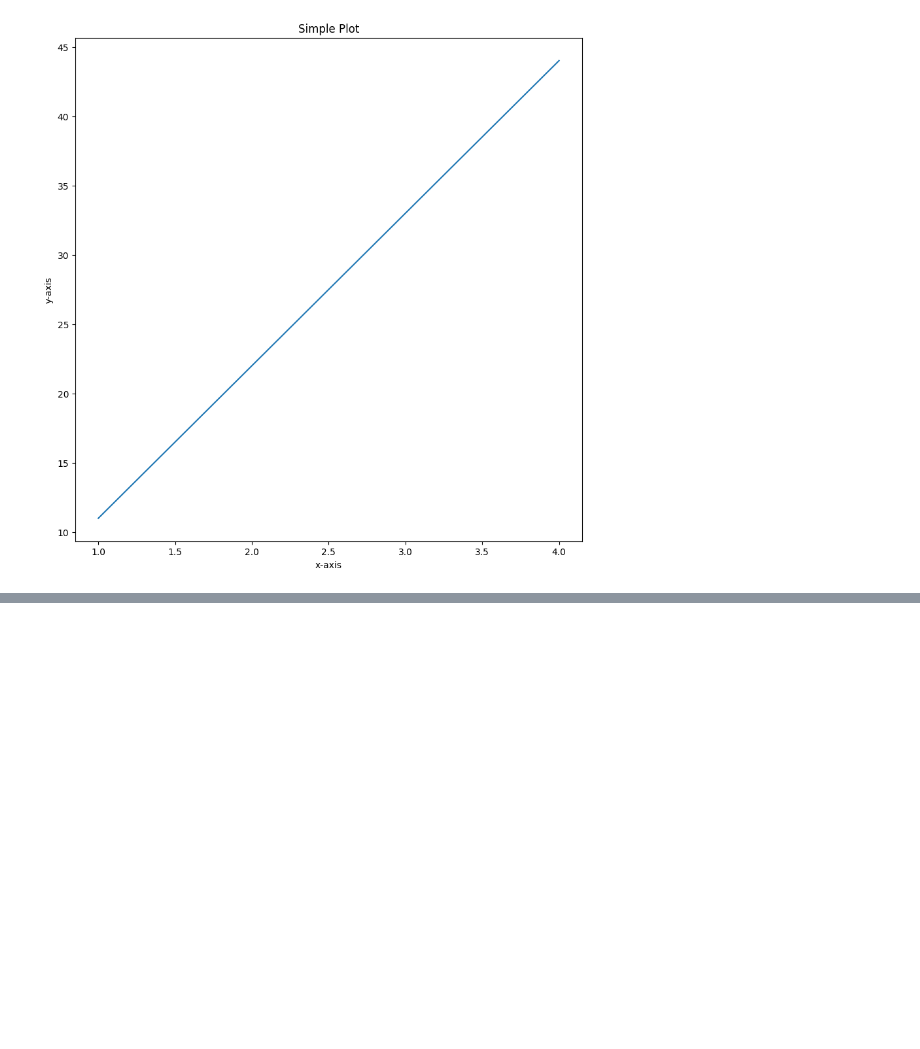
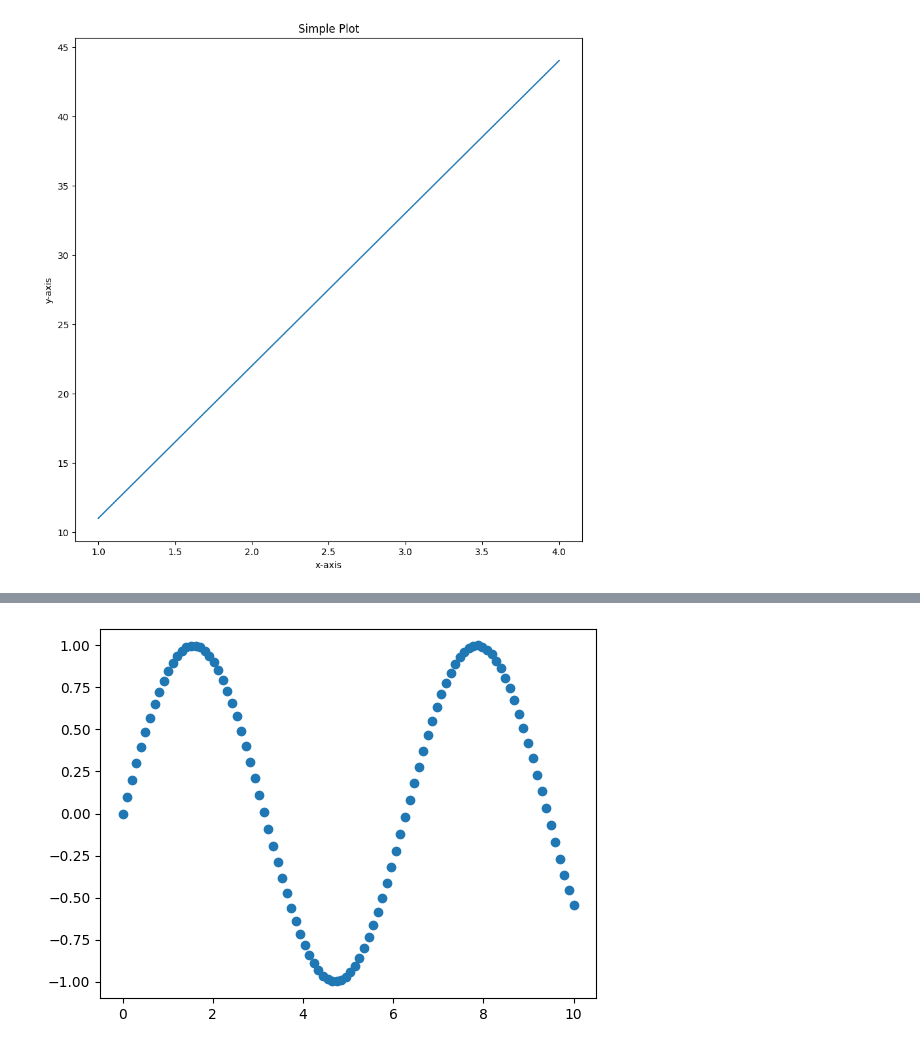
Before and after one commit to manasagnihotri/Matplotlib_basics, a Jupyter notebook: Introduction_to_Matplotlib.ipynb, the cells around one changed output, grey strips where cells are left out. Cells and saved outputs as stored; diff of their text form; code cells hidden in the pictures; blank space fills up the shorter version.

```diff
--- a/Introduction_to_Matplotlib.ipynb
+++ b/Introduction_to_Matplotlib.ipynb
@@ -71,0 +120,6 @@ fig.savefig("images/sample-plot.png")
+# %%
+# Another scatter plot
+fig, ax = plt.subplots()
+ax.scatter(x,np.sin(x));
+# %% [output]
+[figure, added]
```
Also changed, not shown: parts of 19 cells of this notebook, 1 other file.
